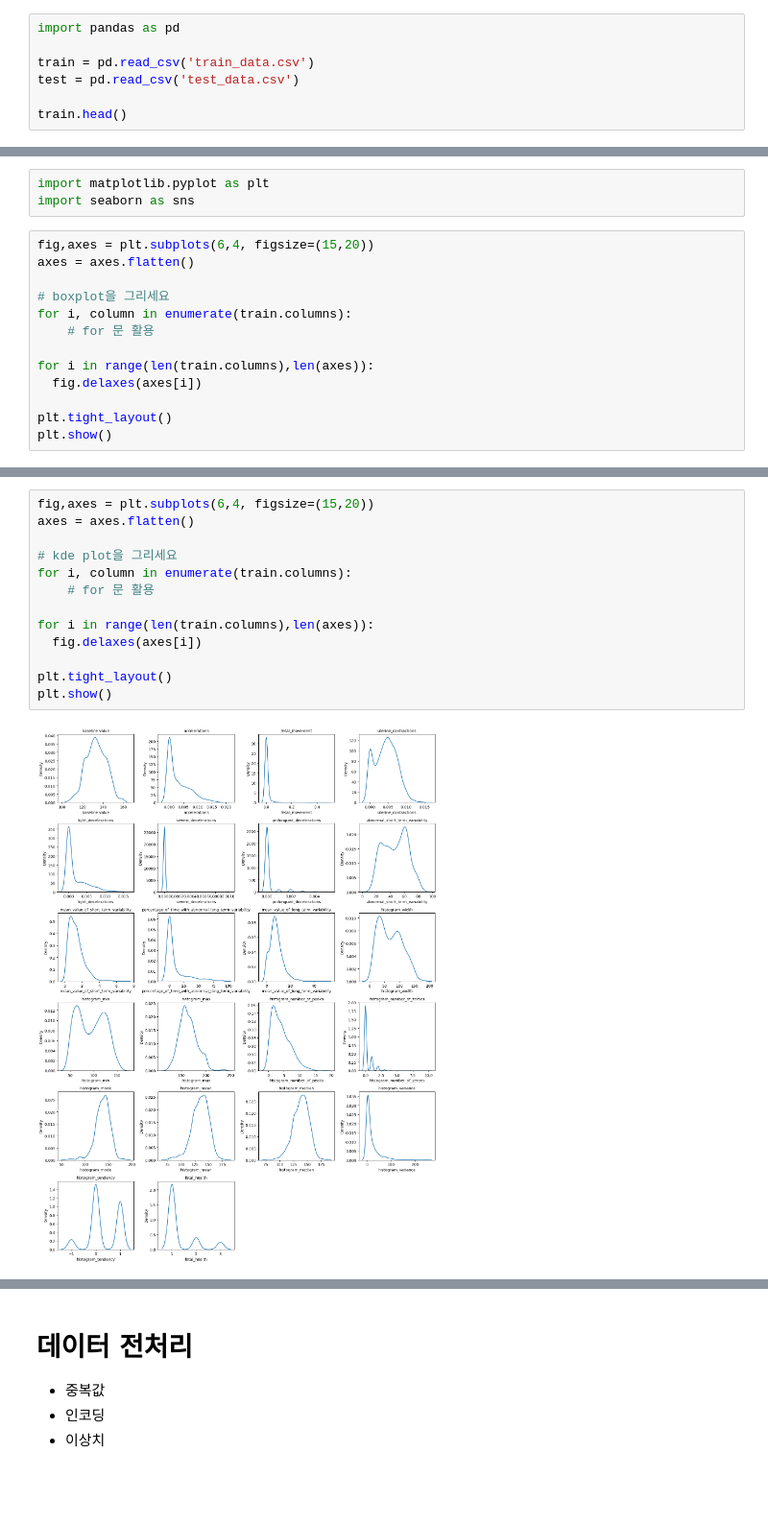
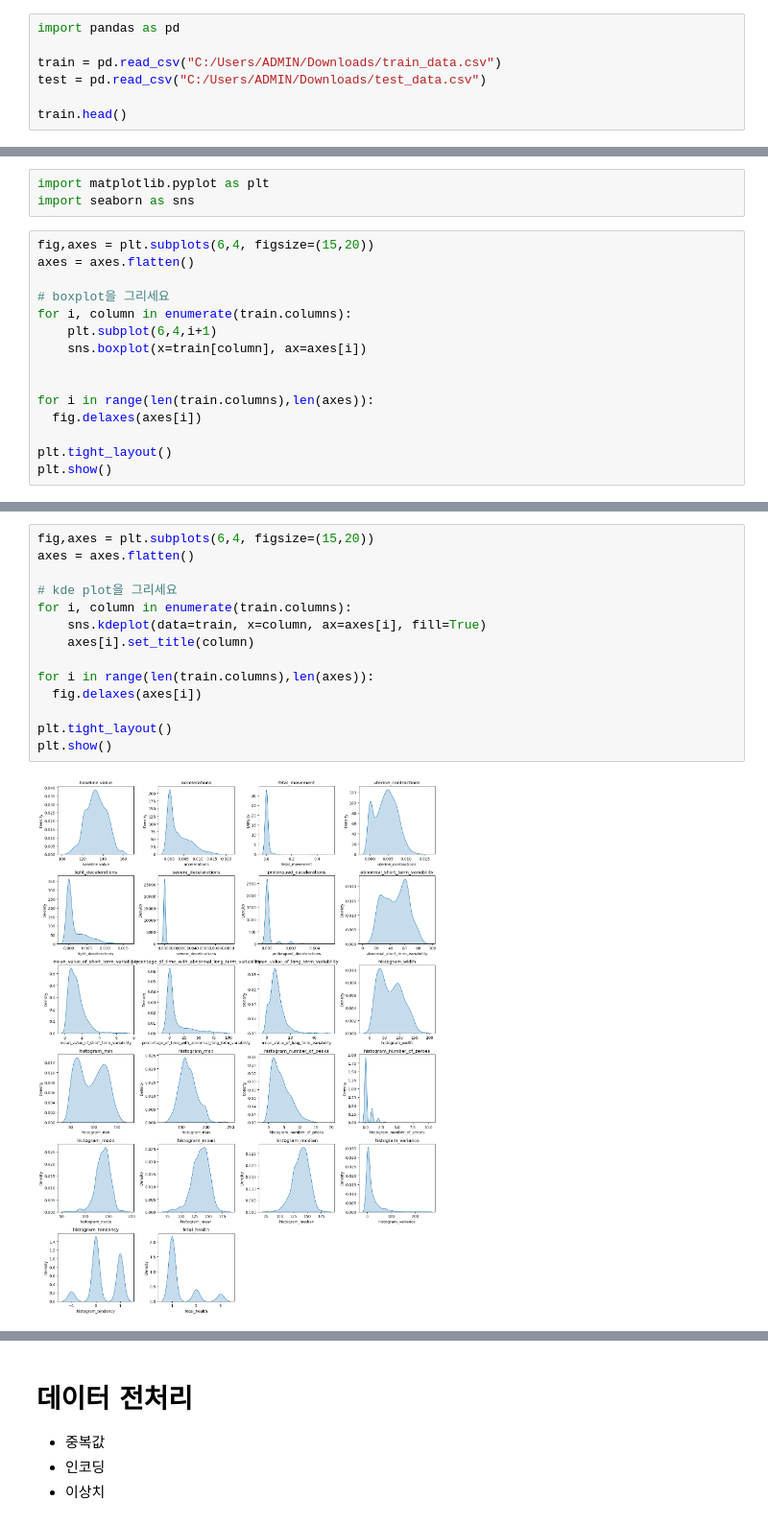
Before and after one commit to konkuk-kuggle/9th_KUGGLE_Seminar, a Jupyter notebook: [KUGGLE]_회귀_6주차 과제.ipynb, the cells around one changed output, grey strips where cells are left out. Shown at 96% size. Saved outputs shown, nothing was run; the diff lists cells and outputs as text; blank space fills up the shorter version.

```diff
--- a/[KUGGLE]_회귀_6주차 과제.ipynb
+++ b/[KUGGLE]_회귀_6주차 과제.ipynb
@@ -8,8 +8,8 @@
 # %%
 import pandas as pd
 
-train = pd.read_csv('train_data.csv')
-test = pd.read_csv('test_data.csv')
+train = pd.read_csv("C:/Users/ADMIN/Downloads/train_data.csv")
+test = pd.read_csv("C:/Users/ADMIN/Downloads/test_data.csv")
 
 train.head()
 # %% [output]
@@ -97,7 +97,9 @@ axes = axes.flatten()
 
 # boxplot을 그리세요
 for i, column in enumerate(train.columns):
-    # for 문 활용
+    plt.subplot(6,4,i+1)
+    sns.boxplot(x=train[column], ax=axes[i])
+
 
 for i in range(len(train.columns),len(axes)):
   fig.delaxes(axes[i])
@@ -109,18 +111,19 @@ plt.show()
 # %%
 fig,axes = plt.subplots(6,4, figsize=(15,20))
 axes = axes.flatten()
 
 # kde plot을 그리세요
 for i, column in enumerate(train.columns):
-    # for 문 활용
+    sns.kdeplot(data=train, x=column, ax=axes[i], fill=True)
+    axes[i].set_title(column)
 
 for i in range(len(train.columns),len(axes)):
   fig.delaxes(axes[i])
 
 plt.tight_layout()
 plt.show()
 # %% [output]
-[figure, old version]
+[figure, new version]
 # %%
 fig,axes = plt.subplots(6,4, figsize=(15,20))
 axes = axes.flatten()
```
Also changed, not shown: parts of 16 cells of this notebook.
